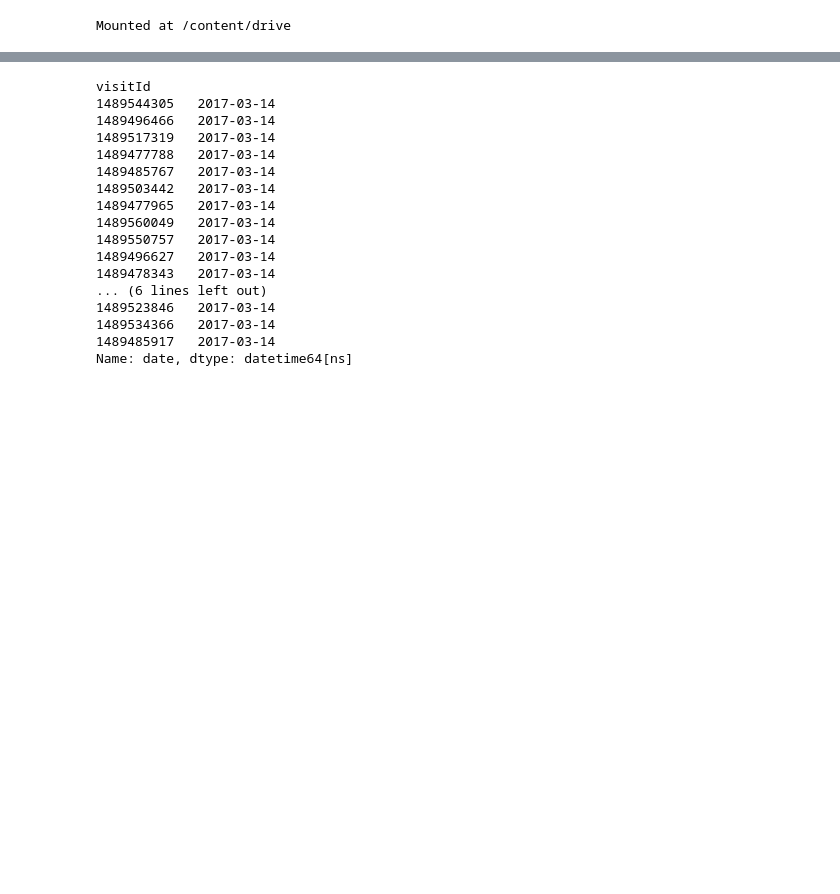
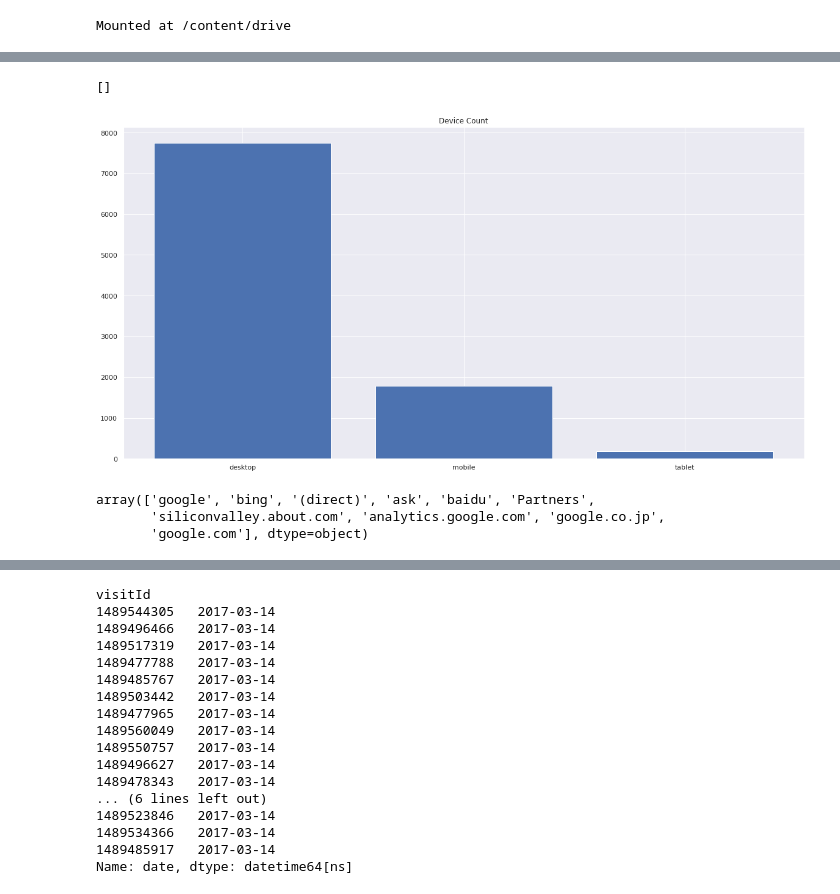
Before and after one commit to cmannnn/workhuman_data_analytic_canidate_exercise, a Jupyter notebook: workhuman_data_analytic_canidate_exercise.ipynb, the cells around one changed output, grey strips where cells are left out. Drawn from its saved outputs; the diff is of its cells as text; code cells hidden in the pictures; blank space fills up the shorter version.

```diff
--- a/workhuman_data_analytic_canidate_exercise.ipynb
+++ b/workhuman_data_analytic_canidate_exercise.ipynb
@@ -76,0 +113,9 @@ ds.index.nunique()
+# %%
+#device.deviceCategory
+ax, fig = plt.subplots(figsize = (20,10))
+plt.bar(df['device.deviceCategory'].unique(), df['device.deviceCategory'].value_counts(), color = 'b')
+plt.title('Device Count')
+plt.plot()
+# %% [output]
+[]
+[figure, added]
@@ -76,0 +128,6 @@ ds.index.nunique()
+# %%
+df['trafficSource.source'].unique()[0:10]
+# %% [output]
+array(['google', 'bing', '(direct)', 'ask', 'baidu', 'Partners',
+       'siliconvalley.about.com', 'analytics.google.com', 'google.co.jp',
+       'google.com'], dtype=object)
```
Also changed, not shown: parts of 24 cells of this notebook.
